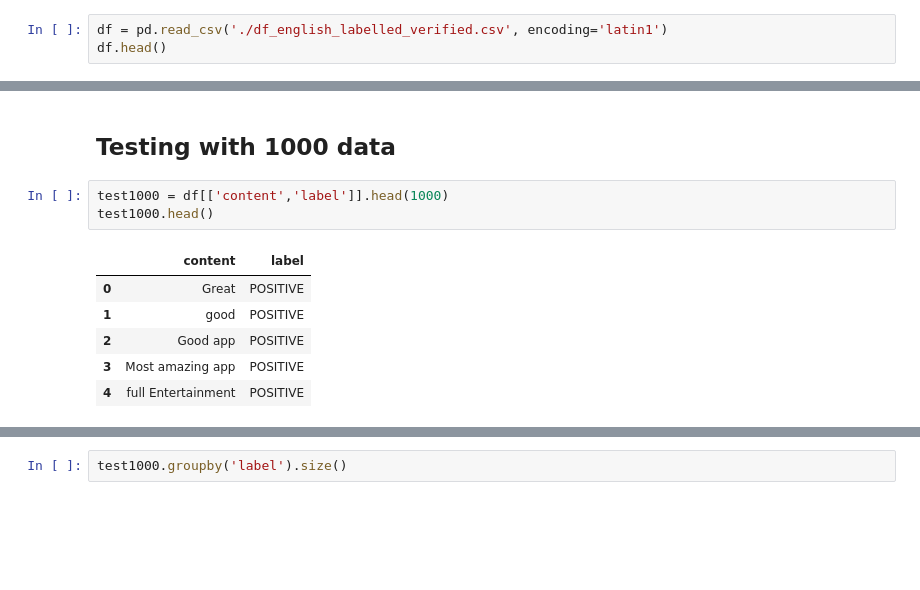
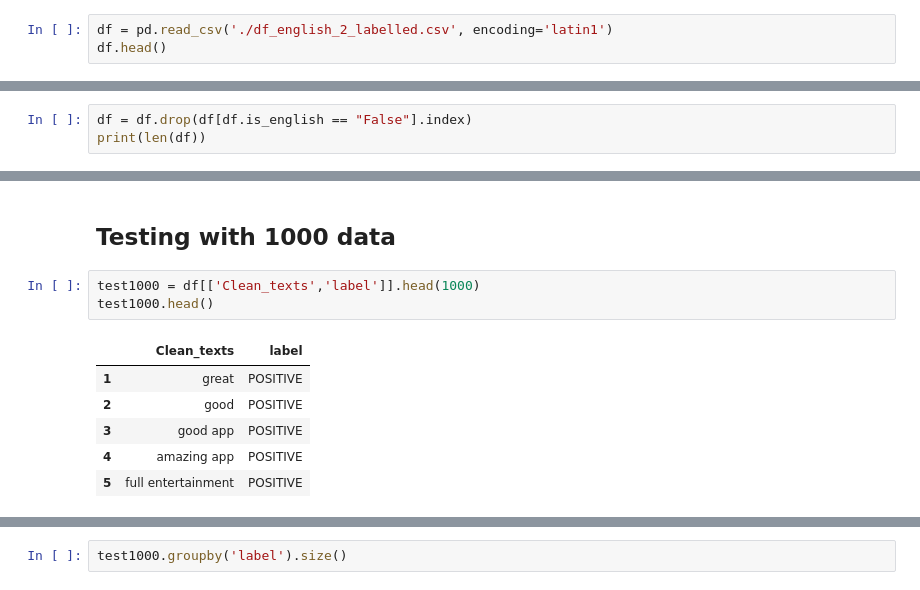
Before and after one commit to mazeltan/CZ4045-Assignment, a Jupyter notebook: Text Sentiment with GRU.ipynb, the cells around one changed output, grey strips where cells are left out. Cells and saved outputs as stored; diff of their text form; blank space fills up the shorter version.

```diff
--- a/Text Sentiment with GRU.ipynb
+++ b/Text Sentiment with GRU.ipynb
@@ -58,7 +56,7 @@ import pandas as pd
 # %% [markdown]
 # Import dataset
 # %%
-df = pd.read_csv('./df_english_labelled_verified.csv', encoding='latin1')
+df = pd.read_csv('./df_english_2_labelled.csv', encoding='latin1')
 df.head()
 # %% [output]
 |  | Unnamed: 0 | reviewId | userName | userImage | content | score | thumbsUpCount | reviewCreatedVersion | ... |
@@ -103,0 +74,3 @@ df.groupby('label').nunique()
+# %%
+df = df.drop(df[df.is_english == "False"].index)
+print(len(df))
@@ -460,12 +434,12 @@ To enable them in other operations, rebuild TensorFlow with the appropriate comp
 # %% [markdown]
 ## Testing with 1000 data
 # %%
-test1000 = df[['content','label']].head(1000)
+test1000 = df[['Clean_texts','label']].head(1000)
 test1000.head()
 # %% [output]
-|  | content | label |
-| 0 | Great | POSITIVE |
-| 1 | good | POSITIVE |
-| 2 | Good app | POSITIVE |
-| 3 | Most amazing app | POSITIVE |
-| 4 | full Entertainment | POSITIVE |
+|  | Clean_texts | label |
+| 1 | great | POSITIVE |
+| 2 | good | POSITIVE |
+| 3 | good app | POSITIVE |
+| 4 | amazing app | POSITIVE |
+| 5 | full entertainment | POSITIVE |
```
Also changed, not shown: parts of 21 cells of this notebook, 1 other file.
